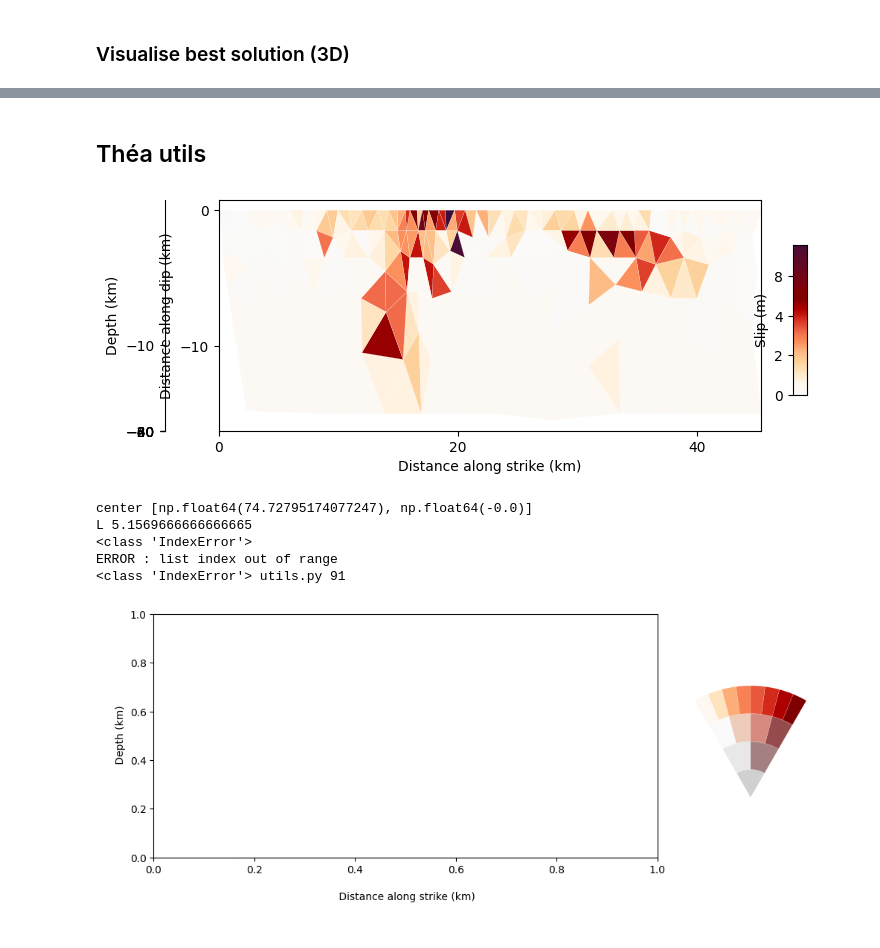
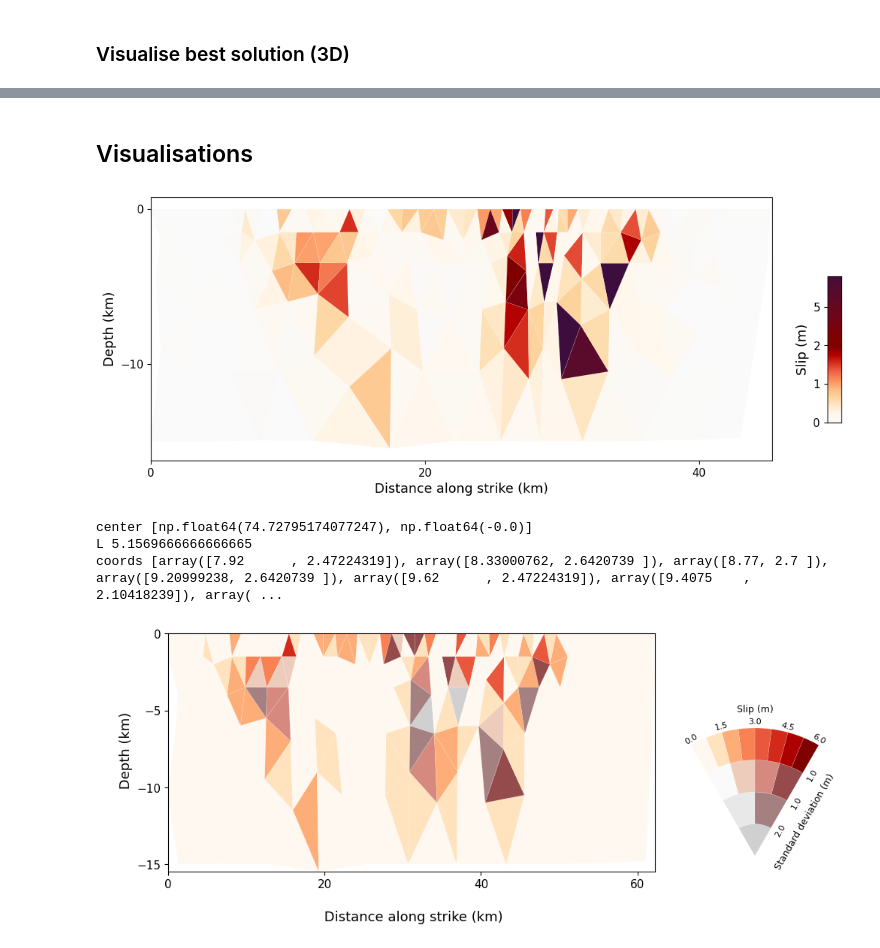
Before and after one commit to tfhinton/Ridgecrest-2019, a Jupyter notebook: scripts/visualise_altar_results.ipynb, the cells around one changed output, grey strips where cells are left out. Cells and saved outputs as stored; diff of their text form; code cells hidden in the pictures.

```diff
--- a/scripts/visualise_altar_results.ipynb
+++ b/scripts/visualise_altar_results.ipynb
@@ -26,0 +27,38 @@ for id in patch_ids:
+# %%
+import numpy as np
+import matplotlib.pyplot as plt
+from scipy.stats import gaussian_kde
+
+# patch_ids = np.random.choice(253, 2, replace=False)
+patch_ids = [249, 45]
+
+fig, axes = plt.subplots(1, 2, figsize=(12, 5))
+
+for ax, pid in zip(axes, patch_ids):
+    data = -res["ParameterSets"]["strikeslipmain"][:, pid]
+
+    counts, bin_edges = np.histogram(data, bins=25)
+    bin_centres = (bin_edges[:-1] + bin_edges[1:]) / 2
+
+    mean_val   = np.mean(data)
+    median_val = np.median(data)
+    mode_val   = bin_centres[np.argmax(counts)]  # most probable = histogram peak
+
+    ax.plot(bin_centres, counts, color="#3266ad", linewidth=1.5)
+    ax.fill_between(bin_centres, counts, alpha=0.05, color="#3266ad")
+
+    ax.axvline(mean_val,   color="#e05c3a", linewidth=1.2, linestyle="--", label=f"Mean: {mean_val:.2f}")
+    ax.axvline(median_val, color="#3aaa6e", linewidth=1.2, linestyle=":",  label=f"Median: {median_val:.2f}")
+    ax.axvline(mode_val,   color="#9b59b6", linewidth=1.2, linestyle="-.", label=f"Most probable: {mode_val:.2f}")
+
+    ax.set_xlabel("Strike-slip (main)", fontsize=13)
+    ax.set_ylabel("Count", fontsize=13)
+    ax.tick_params(axis="both", labelsize=11)
+    ax.legend(fontsize=10, frameon=False)
+    ax.set_title(f"Patch {pid}", fontsize=13)
+
+    for spine in ["top", "right"]:
+        ax.spines[spine].set_visible(False)
+
+fig.tight_layout()
+plt.show()
@@ -43,7 +83,7 @@ def soln(pset, method="median"):
             maps[p] = map
         return maps
 # %%
-method = "map"
+method = "median"
 
 faults[0].slip[:,0] = soln(res["ParameterSets"]["strikeslipmain"], method=method)
 faults[0].slip[:,1] = soln(res["ParameterSets"]["dipslip"], method=method)[:253]
@@ -72,23 +113,20 @@ datasets[0].plot(markersize=2.5, data="res", title="Inversion residual", norm=(-
 # %% [markdown]
-## Théa utils
+## Visualisations
 # %%
 from utils import plotSlip2D
 
-plotSlip2D(faults[0], save_path="../results/in10/slip_2d_main.pdf", slip='ss', valmax=8.)
+plotSlip2D(faults[0], save_path=f"../results/inversion_results/{dirname}/slip_2d_main.pdf", slip='ss', valmax=5.)
 # %% [output]
-[figure, old version]
+[figure, new version]
 # %%
 from utils import plotSlipBivariate
 sigma = np.std(res["ParameterSets"]["strikeslipmain"], axis=0)
 
-
 # plot slip bivariate
-plotSlipBivariate(faults[0], sigma, save_path="../results/in10/slip_2d_bivariate.pdf", slip='strikeslip', valmax=8., sigmamax=4.)
+plotSlipBivariate(faults[0], sigma, save_path=f"../results/inversion_results/{dirname}/slip_2d_bivariate.pdf", slip='strikeslip', valmax=6., sigmamax=2.)
 # %% [output]
 center [np.float64(74.72795174077247), np.float64(-0.0)]
 L 5.1569666666666665
-<class 'IndexError'>
-ERROR : list index out of range
-<class 'IndexError'> utils.py 91
+coords [array([7.92      , 2.47224319]), array([8.33000762, 2.6420739 ]), array([8.77, 2.7 ]), array([9.20999238, 2.6420739 ]), array([9.62      , 2.47224319]), array([9.4075    , 2.10418239]), array( ...
-[figure, old version]
+[figure, new version]
 # %%
```
Also changed, not shown: parts of 8 cells of this notebook, 6 other files.
